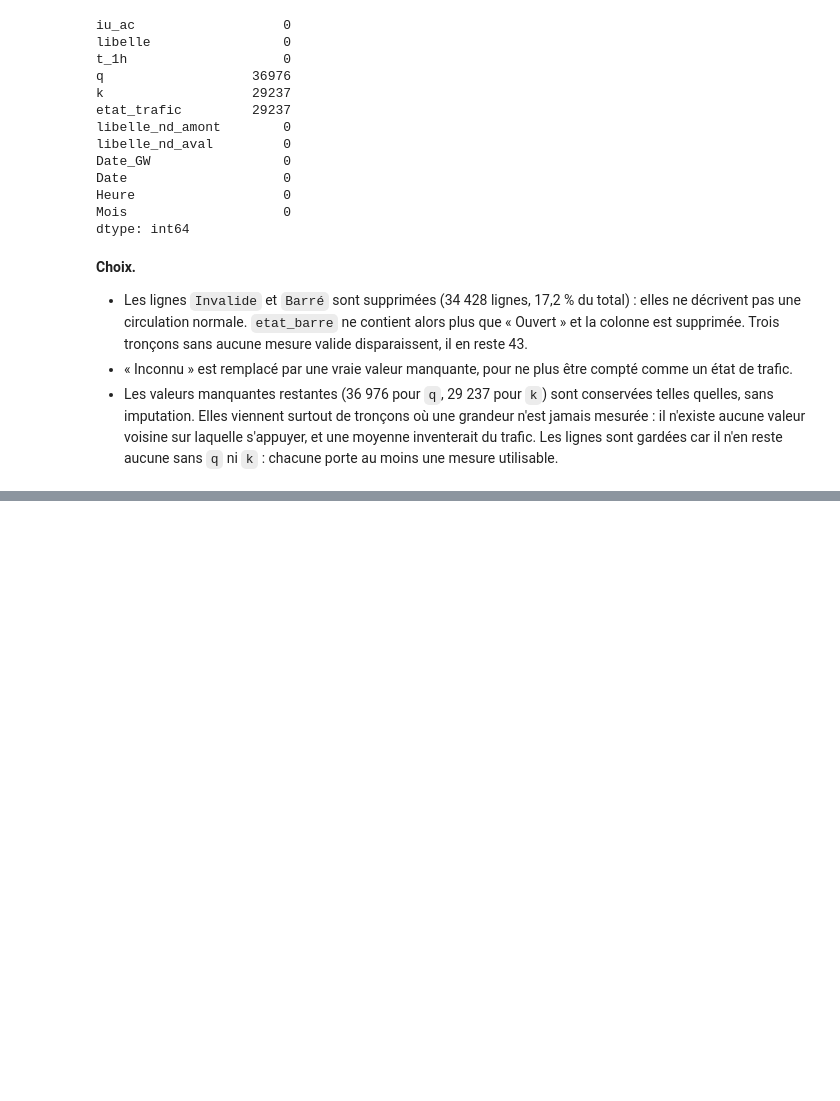
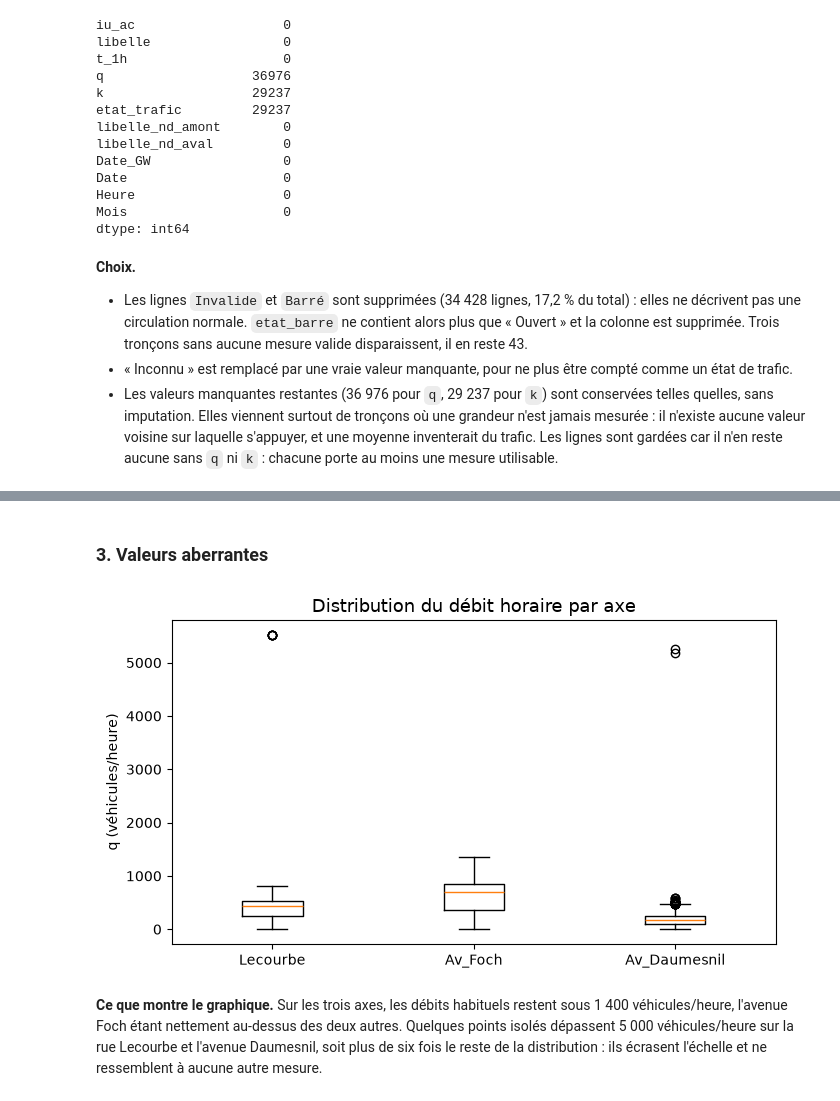
Before and after one commit to Schneider509/Aivanvity-projet-trafic, a Jupyter notebook: projet_data.ipynb, the cells around one changed output, grey strips where cells are left out. Cells and saved outputs as stored; diff of their text form; code cells hidden in the pictures; blank space fills up the shorter version.

```diff
--- a/projet_data.ipynb
+++ b/projet_data.ipynb
@@ -402,0 +412,9 @@ dtype: int64
+# %%
+noms_jours = {0: "lundi", 1: "mardi", 2: "mercredi", 3: "jeudi", 4: "vendredi", 5: "samedi", 6: "dimanche"}
+
+df["Heure_num"] = df["Date_GW"].dt.hour
+df["Num_jour"] = df["Date_GW"].dt.dayofweek
+df["Jour"] = df["Num_jour"].map(noms_jours)
+df["Type_jour"] = df["Num_jour"].map(lambda j: "Week-end" if j >= 5 else "Semaine")
+
+df[["Date_GW", "Heure_num", "Num_jour", "Jour", "Type_jour"]].head()
@@ -402,0 +451,8 @@ dtype: int64
+# %%
+ordre_etats = ["Fluide", "Pré-saturé", "Saturé", "Bloqué"]
+df["etat_trafic"] = df["etat_trafic"].cat.set_categories(ordre_etats, ordered=True)
+df["etat_trafic_code"] = df["etat_trafic"].cat.codes.where(df["etat_trafic"].notna()).astype("Int8")
+
+df["Week_end"] = (df["Num_jour"] >= 5).astype(int)
+
+df = pd.concat([df, pd.get_dummies(df["libelle"], prefix="axe", dtype=int)], axis=1)
@@ -402,0 +483,14 @@ dtype: int64
+# %% [markdown]
+### 3. Valeurs aberrantes
+# %%
+fig, ax = plt.subplots(figsize=(7, 4))
+ax.boxplot([df.loc[df["libelle"] == axe, "q"].dropna() for axe in ROUTES])
+ax.set_xticklabels(ROUTES)
+ax.set_title("Distribution du débit horaire par axe", fontsize=13)
+ax.set_ylabel("q (véhicules/heure)")
+plt.tight_layout()
+plt.show()
+# %% [output]
+[figure, added]
+# %% [markdown]
+**Ce que montre le graphique.** Sur les trois axes, les débits habituels restent sous 1 400 véhicules/heure, l'avenue Foch étant nettement au-dessus des deux autres. Quelques points isolés dépassent 5 000 véhicules/heure sur la rue Lecourbe et l'avenue Daumesnil, soit plus de six fois le reste de la distribution : ils écrasent l'échelle et ne ressemblent à aucune autre mesure.
```
Also changed, not shown: parts of 23 cells of this notebook, 1 other file.
